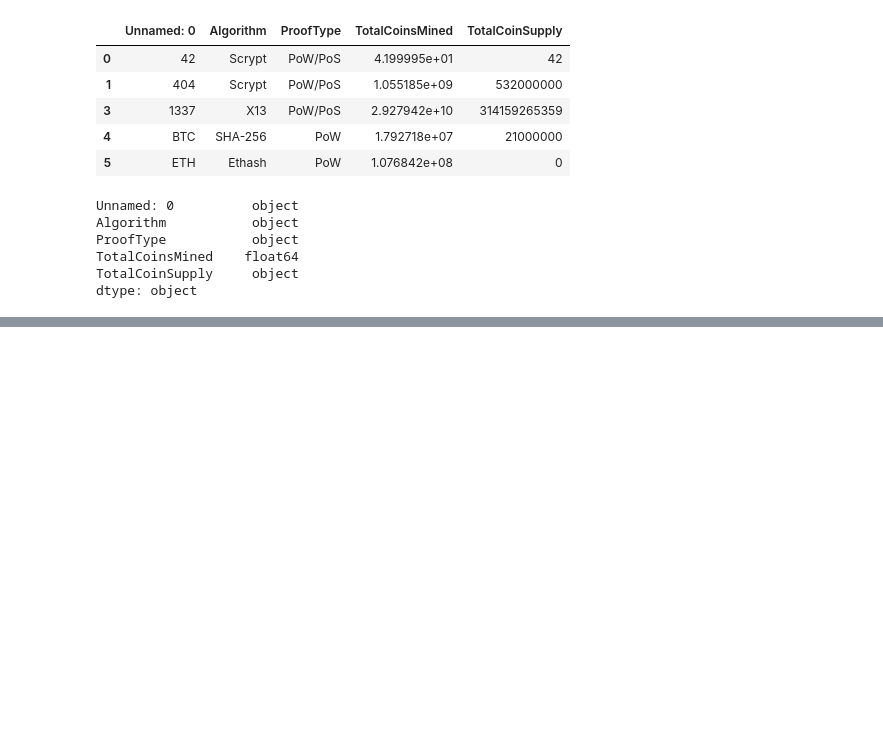
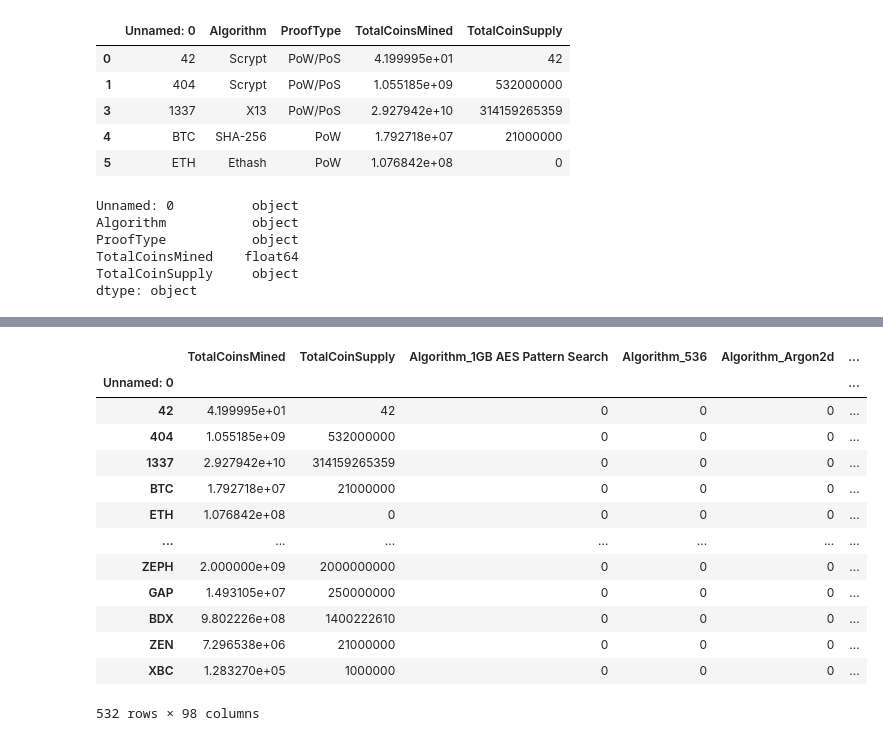
Before and after one commit to ceci-chapa/cryptocurrency-clusters, a Jupyter notebook: Cryptocurrency-Clusters.ipynb, the cells around one changed output, grey strips where cells are left out. Drawn from its saved outputs; the diff is of its cells as text; code cells hidden in the pictures; blank space fills up the shorter version.

```diff
--- a/Cryptocurrency-Clusters.ipynb
+++ b/Cryptocurrency-Clusters.ipynb
@@ -94,6 +99,6 @@ TotalCoinsMined    float64
 TotalCoinSupply     object
 dtype: object
 # %%
-crypto_dummies = pd.get_dummies(crypto_drop_coinname['Algorithm', 'ProofType'])
+crypto_dummies = pd.get_dummies(data = crypto_drop_coinname, columns = ['Algorithm', 'ProofType'])
 crypto_dummies.head()
 # %% [output]
@@ -100,0 +112,18 @@ KeyError: ('Algorithm', 'ProofType')
+# %%
+crypto_dummies.set_index("Unnamed: 0", inplace=True)
+crypto_dummies
+# %% [output]
+|  | TotalCoinsMined | TotalCoinSupply | Algorithm_1GB AES Pattern Search | Algorithm_536 | Algorithm_Argon2d | ... |
+| Unnamed: 0 |  |  |  |  |  | ... |
+| 42 | 4.199995e+01 | 42 | 0 | 0 | 0 | ... |
+| 404 | 1.055185e+09 | 532000000 | 0 | 0 | 0 | ... |
+| 1337 | 2.927942e+10 | 314159265359 | 0 | 0 | 0 | ... |
+| BTC | 1.792718e+07 | 21000000 | 0 | 0 | 0 | ... |
+| ETH | 1.076842e+08 | 0 | 0 | 0 | 0 | ... |
+| ... | ... | ... | ... | ... | ... | ... |
+| ZEPH | 2.000000e+09 | 2000000000 | 0 | 0 | 0 | ... |
+| GAP | 1.493105e+07 | 250000000 | 0 | 0 | 0 | ... |
+| BDX | 9.802226e+08 | 1400222610 | 0 | 0 | 0 | ... |
+| ZEN | 7.296538e+06 | 21000000 | 0 | 0 | 0 | ... |
+| XBC | 1.283270e+05 | 1000000 | 0 | 0 | 0 | ... |
+532 rows × 98 columns
```
Also changed, not shown: parts of 14 cells of this notebook.
